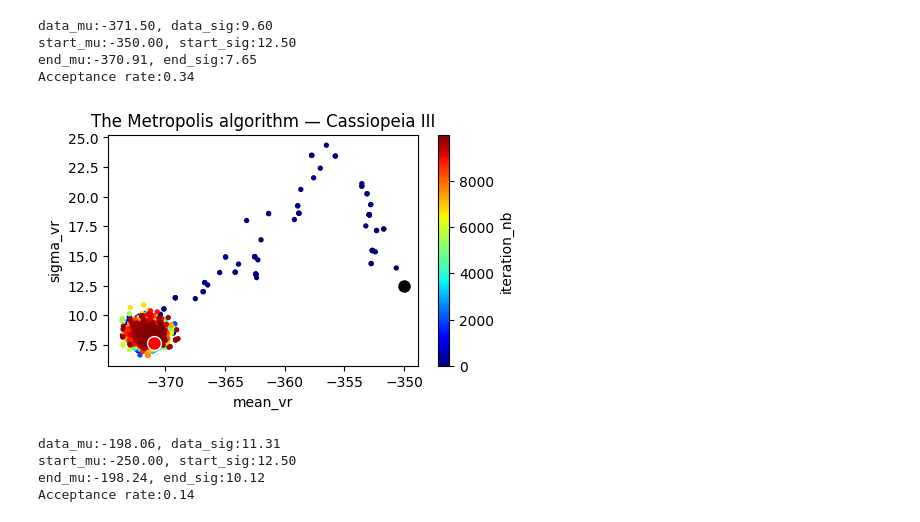
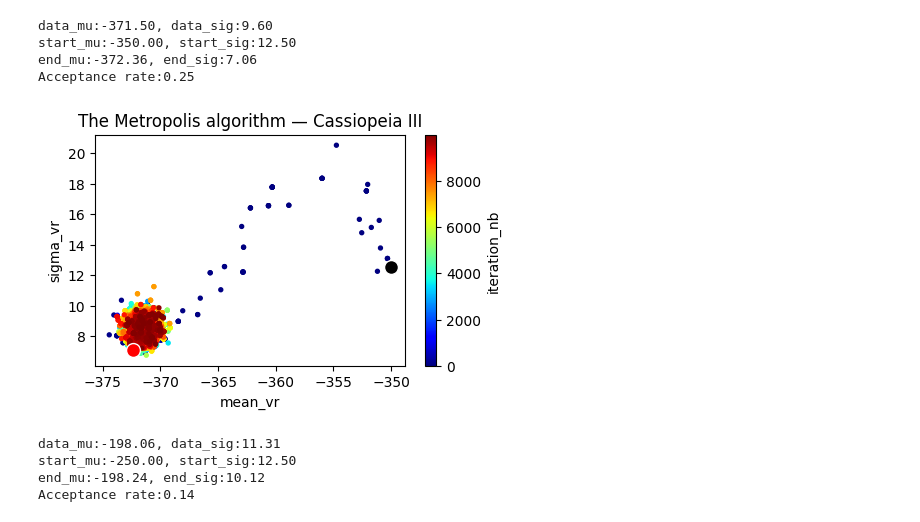
Before and after one commit to wuli15/astronomy, a Jupyter notebook: day3_metropolis.ipynb, the cells around one changed output. Drawn from its saved outputs; the diff is of its cells as text; code cells hidden in the pictures.

```diff
--- a/day3_metropolis.ipynb
+++ b/day3_metropolis.ipynb
@@ -67,13 +67,13 @@ def calculate(set,num=None,step=1,n_samples=10000, mu_init=-350, sig_init=12.5):
 
     plt.show()
 # %%
-calculate('data/cas3.csv',step=1.5)
+calculate('data/cas3.csv',step=1.33)
 # %% [output]
 data_mu:-371.50, data_sig:9.60
 start_mu:-350.00, start_sig:12.50
-end_mu:-370.91, end_sig:7.65
-Acceptance rate:0.34
+end_mu:-372.36, end_sig:7.06
+Acceptance rate:0.25
-[figure, old version]
+[figure, new version]
 # %%
 calculate('data/lac1.csv',step=3,mu_init=-250)
 # %% [output]
```
Also changed, not shown: parts of 1 cell of this notebook.
